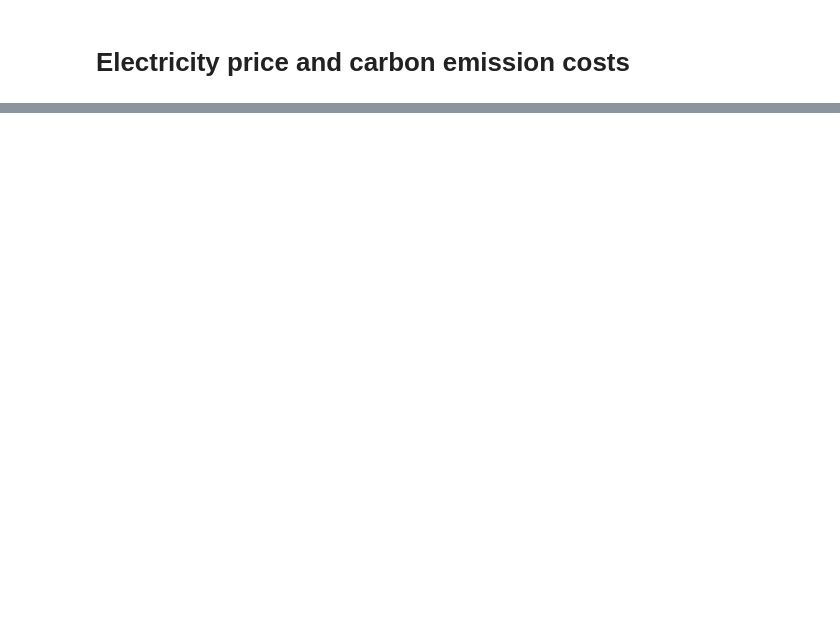
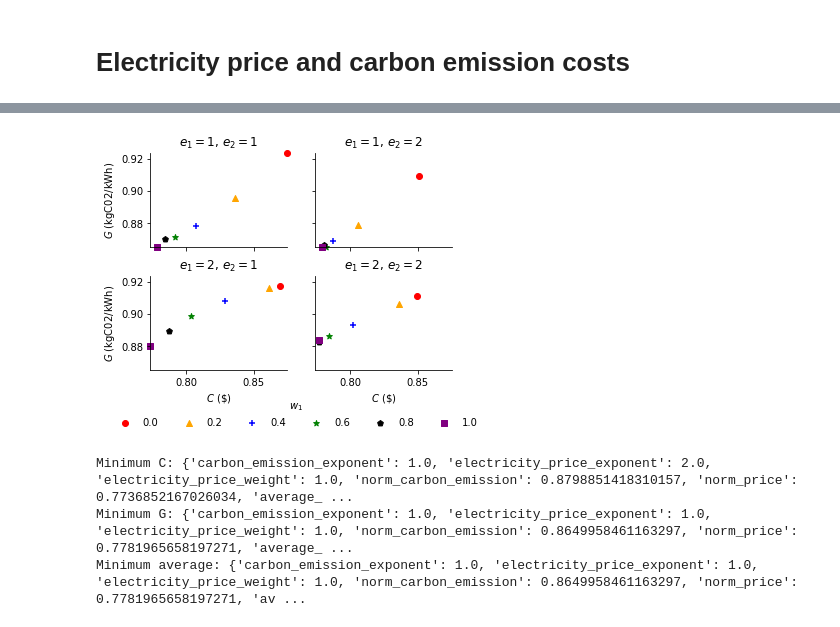
Before and after one commit to intelligent-environments-lab/merlin-apen-2023, a Jupyter notebook: analysis/reward_design.ipynb, the cells around one changed output, grey strips where cells are left out. Drawn from its saved outputs; the diff is of its cells as text; code cells hidden in the pictures; blank space fills up the shorter version.

```diff
--- a/analysis/reward_design.ipynb
+++ b/analysis/reward_design.ipynb
@@ -153,0 +271,58 @@ district_cost_data = building_cost_data.groupby([
+# %%
+# price - emission scatter on average (district)
+plot_data = district_cost_data[
+    (district_cost_data['episode']==district_cost_data['episode'].max())
+].copy()
+exponent_combinations = plot_data.groupby(['electricity_price_exponent', 'carbon_emission_exponent']).size().shape[0]
+column_count_limit = 2
+row_count, column_count = math.ceil(exponent_combinations/column_count_limit), min(exponent_combinations, column_count_limit)
+fig, _ = plt.subplots(row_count, column_count, figsize=(2.7*column_count, 2*row_count), sharex=True, sharey=True, gridspec_kw={'wspace':0.2, 'hspace':0.3})
+colors = ['red','orange','blue','green','black','purple']
+markers = ['o','^','+','*','p','s']
+
+for j, (ax, ((p_e, c_e), e_data)) in enumerate(zip(fig.axes, plot_data.groupby(['electricity_price_exponent', 'carbon_emission_exponent']))):
+    for i, ((p_w, c_w), w_data) in enumerate(e_data.groupby(['electricity_price_weight', 'carbon_emission_weight'])):
+        x, y = w_data['norm_price'], w_data['norm_carbon_emission']
+        ax.scatter(x,y,clip_on=False,color=colors[i],marker=markers[i],label=f'{round(p_w,1)}')
+
+    for s in ['right','top']:
+        ax.spines[s].set_visible(False)
+
+    ax.set_title(r'$e_1=$' + f'{int(p_e)}, ' + r'$e_2=$' + f'{int(c_e)}')
+    ax.tick_params('x',which='both',rotation=0)
+
+
+    if j == 0:
+        ax.legend(
+            title=r'$w_1$',
+            bbox_to_anchor=(0.5,0.05),
+            loc='upper center',
+            bbox_transform=fig.transFigure,
+            framealpha=0,
+            ncol=6
+        )
+    else:
+        ax.legend().set_visible(False)
+
+    if j%column_count == 0:
+        ax.set_ylabel(r'$G$' + ' (kgC02/kWh)')
+    else:
+        ax.set_ylabel(None)
+
+    if j>= row_count*column_count - column_count:
+        ax.set_xlabel(r'$C$' + ' (\$)')
+    else:
+        ax.set_xlabel(None)
+
+plt.savefig(os.path.join(FIGURES_DIRECTORY,f'reward_design_last_episode_district_price_and_emission_scores.pdf'),bbox_inches='tight',transparent=True)
+plt.show()
+summary = plot_data[['carbon_emission_exponent','electricity_price_exponent','electricity_price_weight','norm_carbon_emission','norm_price','average_norm_score']].copy()
+print('Minimum C:',summary.sort_values('norm_price').iloc[0].to_dict())
+print('Minimum G:',summary.sort_values('norm_carbon_emission').iloc[0].to_dict())
+print('Minimum average:',summary.sort_values('average_norm_score').iloc[0].to_dict())
+display()
+# %% [output]
+[figure, added]
+Minimum C: {'carbon_emission_exponent': 1.0, 'electricity_price_exponent': 2.0, 'electricity_price_weight': 1.0, 'norm_carbon_emission': 0.8798851418310157, 'norm_price': 0.7736852167026034, 'average_ ...
+Minimum G: {'carbon_emission_exponent': 1.0, 'electricity_price_exponent': 1.0, 'electricity_price_weight': 1.0, 'norm_carbon_emission': 0.8649958461163297, 'norm_price': 0.7781965658197271, 'average_ ...
+Minimum average: {'carbon_emission_exponent': 1.0, 'electricity_price_exponent': 1.0, 'electricity_price_weight': 1.0, 'norm_carbon_emission': 0.8649958461163297, 'norm_price': 0.7781965658197271, 'av ...
```
Also changed, not shown: parts of 10 cells of this notebook.
